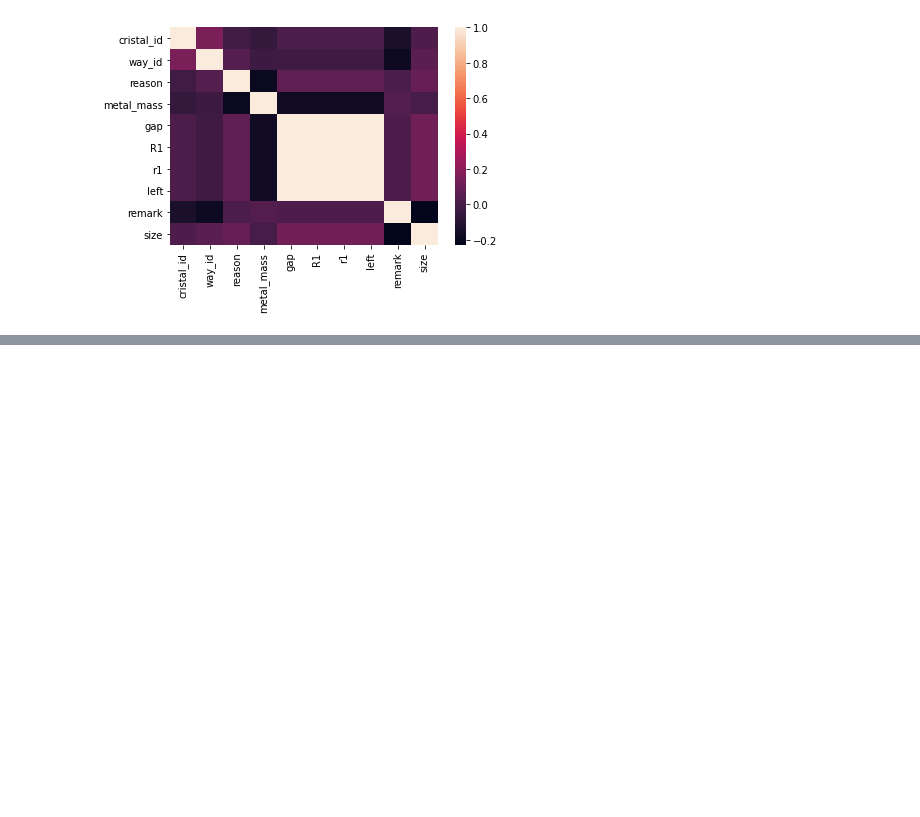
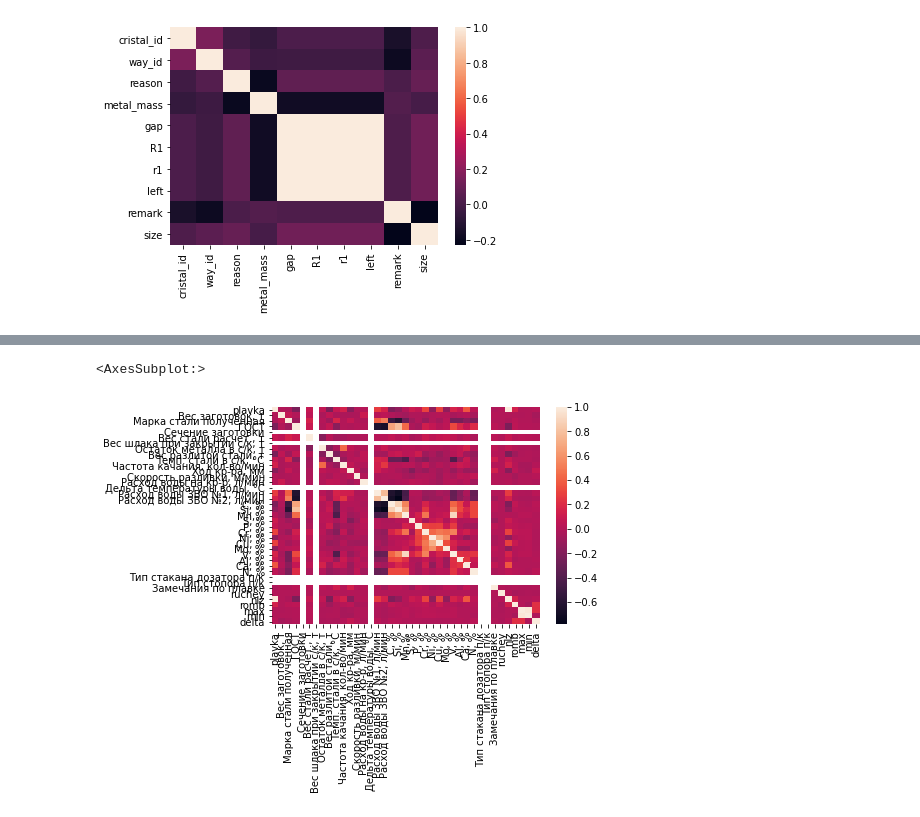
Before and after one commit to Chelovek760/DigitalMetal, a Jupyter notebook: main.ipynb, the cells around one changed output, grey strips where cells are left out. Saved outputs shown, nothing was run; the diff lists cells and outputs as text; code cells hidden in the pictures; blank space fills up the shorter version.

```diff
--- a/main.ipynb
+++ b/main.ipynb
@@ -122,5 +116,6 @@ sns.heatmap(corr,
 # %%
 geomframe=pd.read_csv('data/geom.csv', sep=';', encoding="windows-1251",thousands=",", index_col=0,header=0)
+inform_col=['plavka' , 'ruchey', 'nlz' , 'romb'  ,'max' , 'min' , 'delta']
+geomframe=geomframe[inform_col]
 print(geomframe.head())
-geomframe=geomframe[0:8]
 # %% [output]
@@ -143,0 +129,2 @@ geomframe=geomframe[0:8]
+# %%
+full=pd.merge(paramframe,geomframe, on='plavka')
@@ -143,0 +151,8 @@ geomframe=geomframe[0:8]
+# %%
+corr = full.corr()
+sns.heatmap(corr,
+            xticklabels=corr.columns.values,
+            yticklabels=corr.columns.values)
+# %% [output]
+<AxesSubplot:>
+[figure, added]
```
Also changed, not shown: parts of 8 cells of this notebook, 1 other file.
